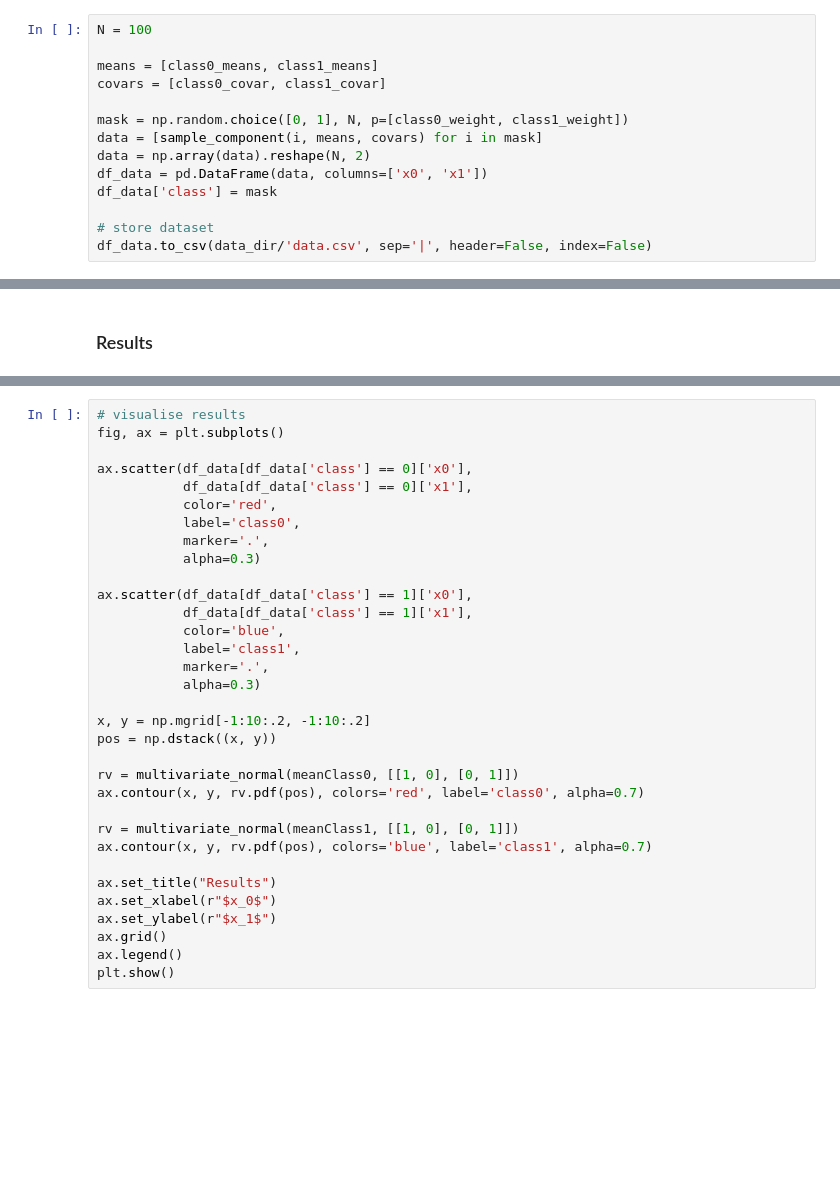
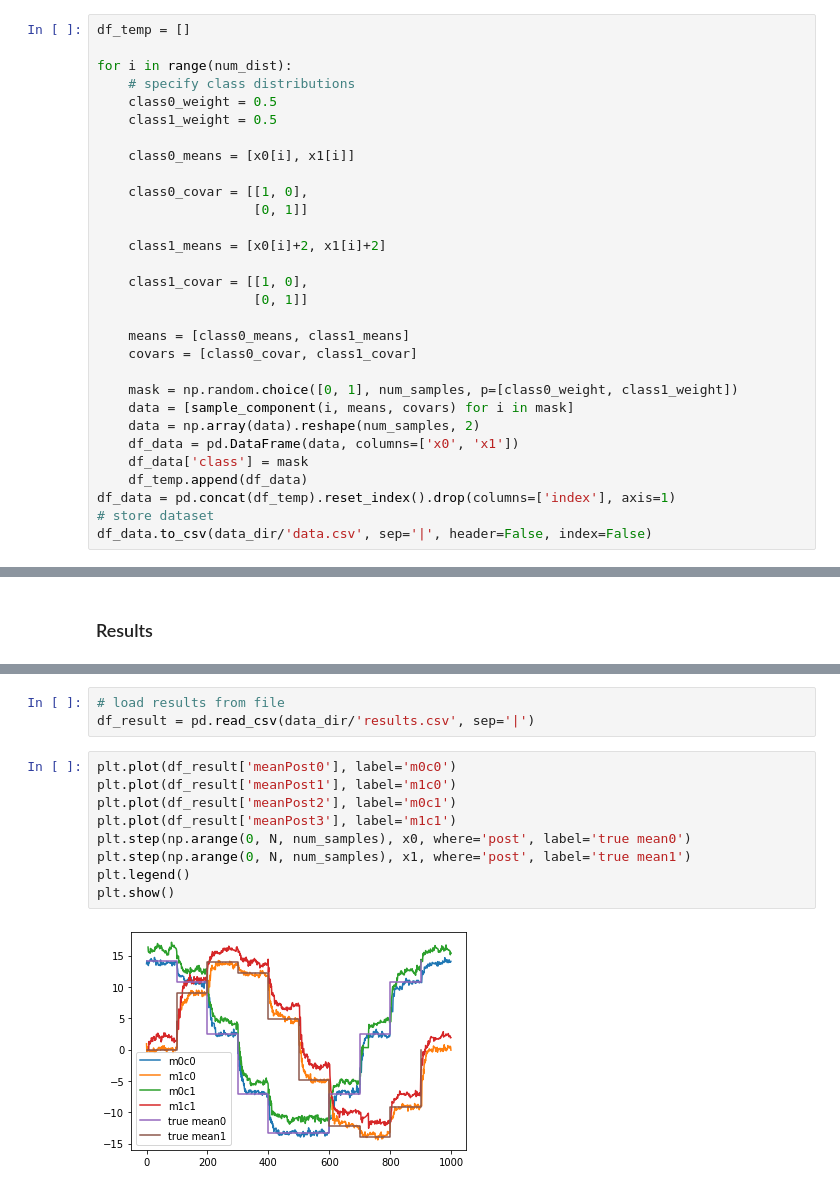
Before and after one commit to amr55587/2-naive-bayes-classifier, a Jupyter notebook: notebooks/running-model-from-python.ipynb, the cells around one changed output, grey strips where cells are left out. Cells and saved outputs as stored; diff of their text form; blank space fills up the shorter version.

```diff
--- a/notebooks/running-model-from-python.ipynb
+++ b/notebooks/running-model-from-python.ipynb
@@ -52,15 +53,31 @@ class1_covar = np.array([[1, 0],
 # %%
-N = 100
+df_temp = []
 
-means = [class0_means, class1_means]
-covars = [class0_covar, class1_covar]
+for i in range(num_dist):
+    # specify class distributions
+    class0_weight = 0.5
+    class1_weight = 0.5
 
-mask = np.random.choice([0, 1], N, p=[class0_weight, class1_weight])
-data = [sample_component(i, means, covars) for i in mask]
-data = np.array(data).reshape(N, 2)
-df_data = pd.DataFrame(data, columns=['x0', 'x1'])
-df_data['class'] = mask
+    class0_means = [x0[i], x1[i]]
 
+    class0_covar = [[1, 0],
+                    [0, 1]]
+
+    class1_means = [x0[i]+2, x1[i]+2]
+
+    class1_covar = [[1, 0],
+                    [0, 1]]
+
+    means = [class0_means, class1_means]
+    covars = [class0_covar, class1_covar]
+
+    mask = np.random.choice([0, 1], num_samples, p=[class0_weight, class1_weight])
+    data = [sample_component(i, means, covars) for i in mask]
+    data = np.array(data).reshape(num_samples, 2)
+    df_data = pd.DataFrame(data, columns=['x0', 'x1'])
+    df_data['class'] = mask
+    df_temp.append(df_data)
+df_data = pd.concat(df_temp).reset_index().drop(columns=['index'], axis=1)
 # store dataset
 df_data.to_csv(data_dir/'data.csv', sep='|', header=False, index=False)
 # %%
@@ -98,33 +107,14 @@ print("Class1: ", class1Prob, meanClass1)
-# %%
-# visualise results
-fig, ax = plt.subplots()
-
-ax.scatter(df_data[df_data['class'] == 0]['x0'],
-           df_data[df_data['class'] == 0]['x1'],
-           color='red',
-           label='class0',
-           marker='.',
-           alpha=0.3)
-
-ax.scatter(df_data[df_data['class'] == 1]['x0'],
-           df_data[df_data['class'] == 1]['x1'],
-           color='blue',
-           label='class1',
-           marker='.',
-           alpha=0.3)
-
-x, y = np.mgrid[-1:10:.2, -1:10:.2]
-pos = np.dstack((x, y))
-
-rv = multivariate_normal(meanClass0, [[1, 0], [0, 1]])
-ax.contour(x, y, rv.pdf(pos), colors='red', label='class0', alpha=0.7)
-
-rv = multivariate_normal(meanClass1, [[1, 0], [0, 1]])
-ax.contour(x, y, rv.pdf(pos), colors='blue', label='class1', alpha=0.7)
-
-ax.set_title("Results")
-ax.set_xlabel(r"$x_0$")
-ax.set_ylabel(r"$x_1$")
-ax.grid()
-ax.legend()
-plt.show()
+# %%
+# load results from file
+df_result = pd.read_csv(data_dir/'results.csv', sep='|')
+# %%
+plt.plot(df_result['meanPost0'], label='m0c0')
+plt.plot(df_result['meanPost1'], label='m1c0')
+plt.plot(df_result['meanPost2'], label='m0c1')
+plt.plot(df_result['meanPost3'], label='m1c1')
+plt.step(np.arange(0, N, num_samples), x0, where='post', label='true mean0')
+plt.step(np.arange(0, N, num_samples), x1, where='post', label='true mean1')
+plt.legend()
+plt.show()
+# %% [output]
+[figure, added]
```
Also changed, not shown: parts of 9 cells of this notebook, 5 other files.
